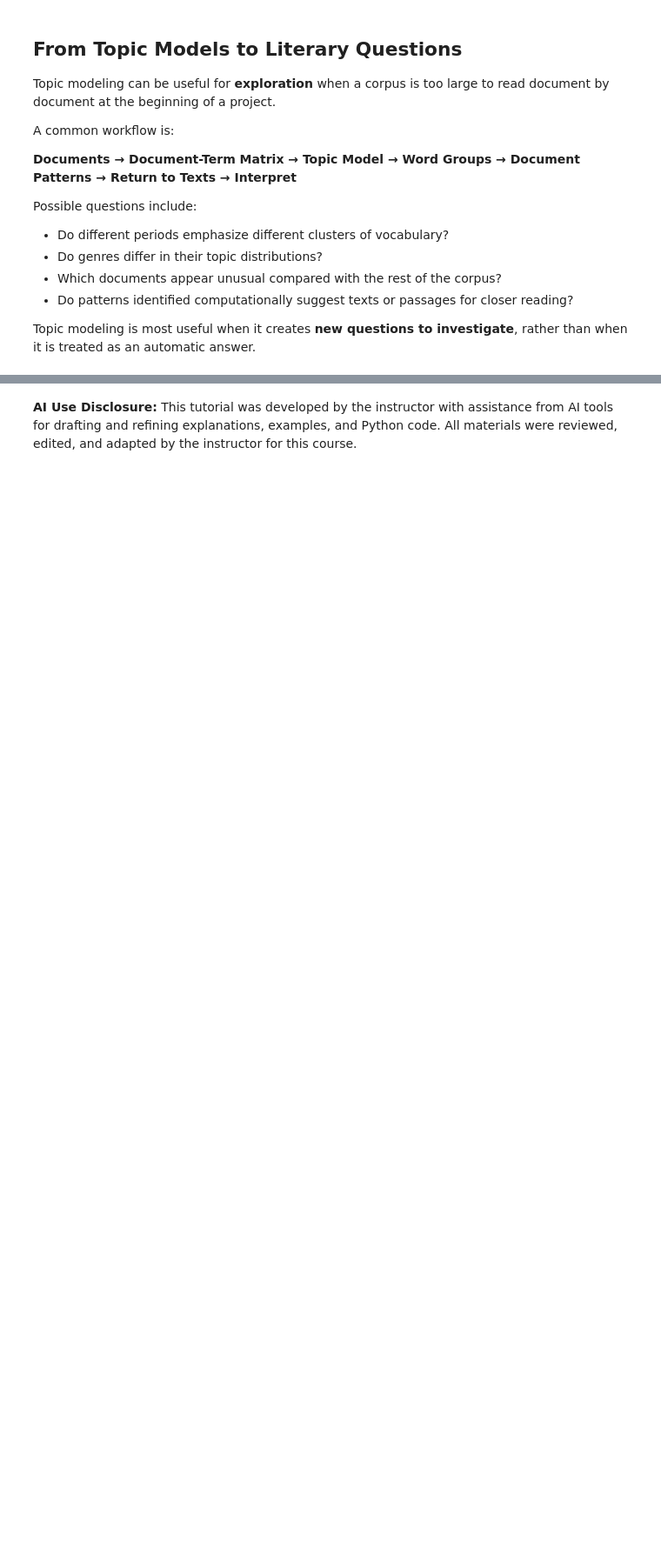
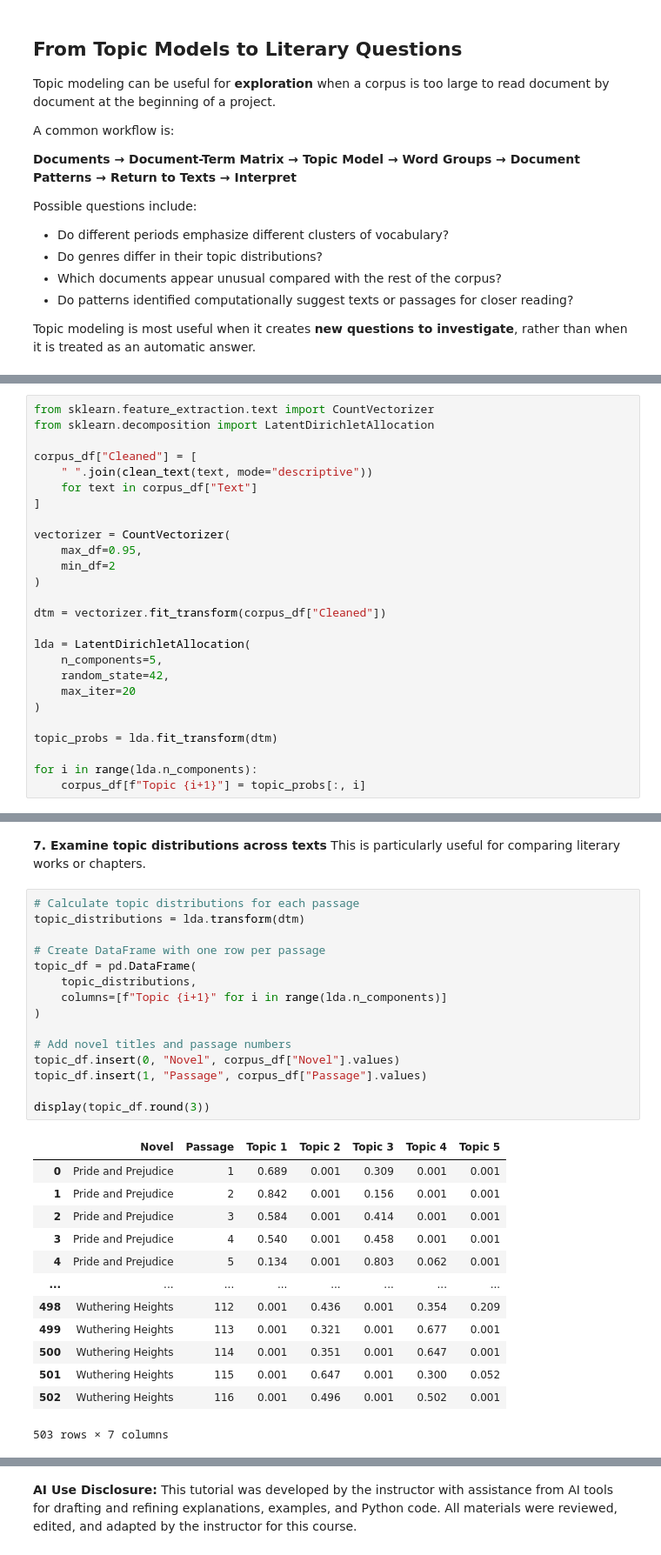
Before and after one commit to mkane968/digital-text-methods, a Jupyter notebook: Tutorial_7_Simple_Topic_Modeling.ipynb, the cells around one changed output, grey strips where cells are left out. Shown at 87% size. Drawn from its saved outputs; the diff is of its cells as text; blank space fills up the shorter version.

```diff
--- a/Tutorial_7_Simple_Topic_Modeling.ipynb
+++ b/Tutorial_7_Simple_Topic_Modeling.ipynb
@@ -268,0 +510,26 @@ Topic modeling is most useful when it creates **new questions to investigate**,
+# %%
+from sklearn.feature_extraction.text import CountVectorizer
+from sklearn.decomposition import LatentDirichletAllocation
+
+corpus_df["Cleaned"] = [
+    " ".join(clean_text(text, mode="descriptive"))
+    for text in corpus_df["Text"]
+]
+
+vectorizer = CountVectorizer(
+    max_df=0.95,
+    min_df=2
+)
+
+dtm = vectorizer.fit_transform(corpus_df["Cleaned"])
+
+lda = LatentDirichletAllocation(
+    n_components=5,
+    random_state=42,
+    max_iter=20
+)
+
+topic_probs = lda.fit_transform(dtm)
+
+for i in range(lda.n_components):
+    corpus_df[f"Topic {i+1}"] = topic_probs[:, i]
@@ -268,0 +566,32 @@ Topic modeling is most useful when it creates **new questions to investigate**,
+# %% [markdown]
+**7. Examine topic distributions across texts**
+This is particularly useful for comparing literary works or chapters.
+# %%
+# Calculate topic distributions for each passage
+topic_distributions = lda.transform(dtm)
+
+# Create DataFrame with one row per passage
+topic_df = pd.DataFrame(
+    topic_distributions,
+    columns=[f"Topic {i+1}" for i in range(lda.n_components)]
+)
+
+# Add novel titles and passage numbers
+topic_df.insert(0, "Novel", corpus_df["Novel"].values)
+topic_df.insert(1, "Passage", corpus_df["Passage"].values)
+
+display(topic_df.round(3))
+# %% [output]
+|  | Novel | Passage | Topic 1 | Topic 2 | Topic 3 | Topic 4 | Topic 5 |
+| 0 | Pride and Prejudice | 1 | 0.689 | 0.001 | 0.309 | 0.001 | 0.001 |
+| 1 | Pride and Prejudice | 2 | 0.842 | 0.001 | 0.156 | 0.001 | 0.001 |
+| 2 | Pride and Prejudice | 3 | 0.584 | 0.001 | 0.414 | 0.001 | 0.001 |
+| 3 | Pride and Prejudice | 4 | 0.540 | 0.001 | 0.458 | 0.001 | 0.001 |
+| 4 | Pride and Prejudice | 5 | 0.134 | 0.001 | 0.803 | 0.062 | 0.001 |
+| ... | ... | ... | ... | ... | ... | ... | ... |
+| 498 | Wuthering Heights | 112 | 0.001 | 0.436 | 0.001 | 0.354 | 0.209 |
+| 499 | Wuthering Heights | 113 | 0.001 | 0.321 | 0.001 | 0.677 | 0.001 |
+| 500 | Wuthering Heights | 114 | 0.001 | 0.351 | 0.001 | 0.647 | 0.001 |
+| 501 | Wuthering Heights | 115 | 0.001 | 0.647 | 0.001 | 0.300 | 0.052 |
+| 502 | Wuthering Heights | 116 | 0.001 | 0.496 | 0.001 | 0.502 | 0.001 |
+503 rows × 7 columns
```
Also changed, not shown: parts of 29 cells of this notebook.
